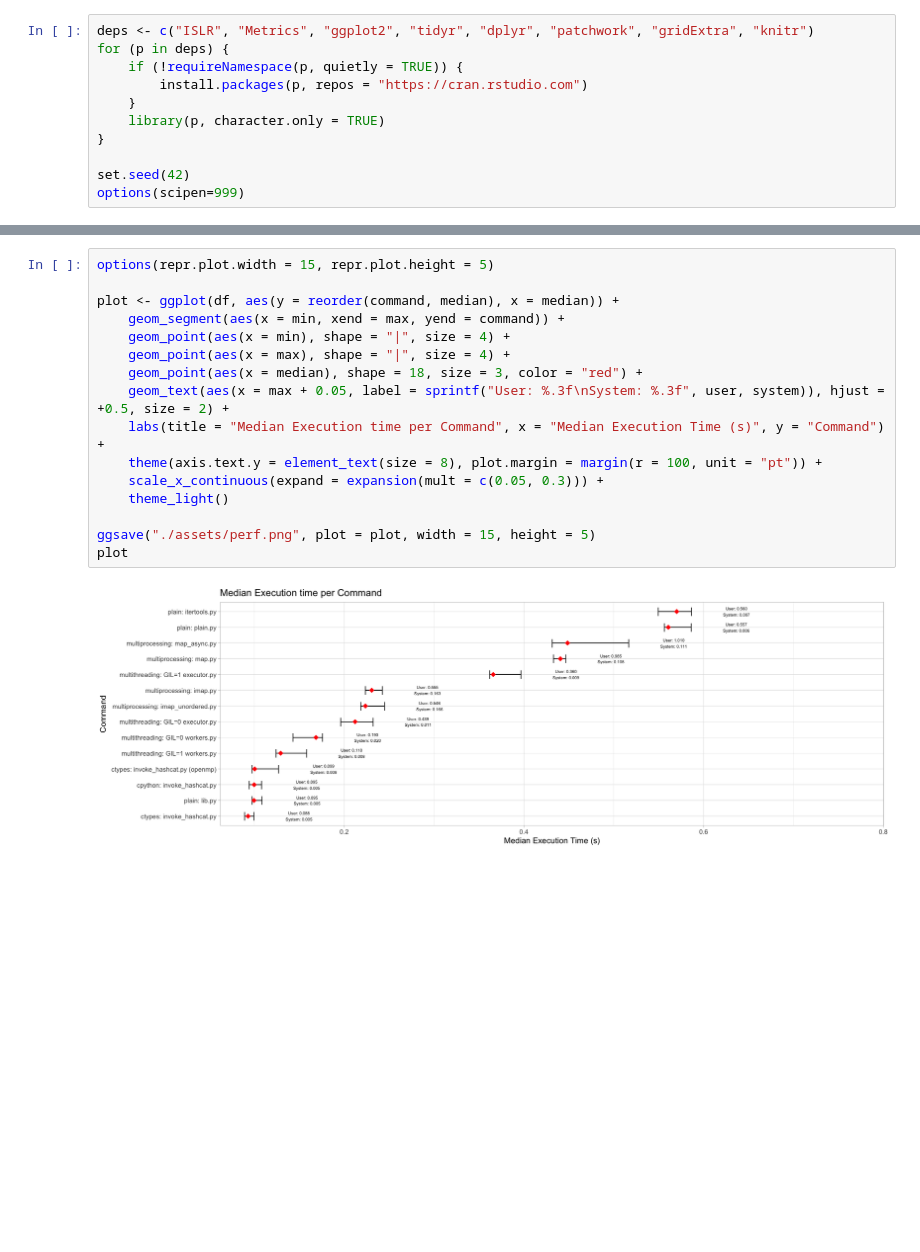
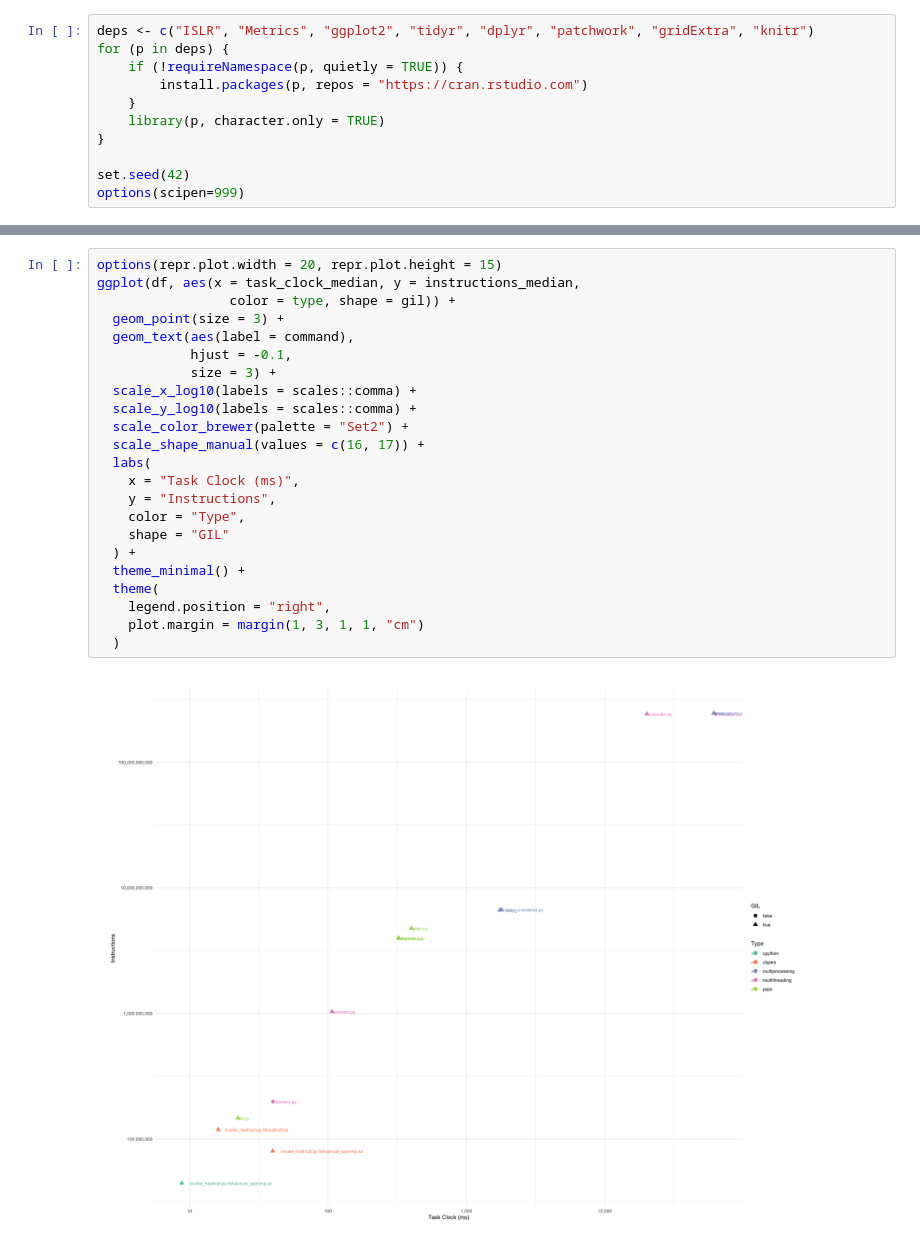
Before and after one commit to sueszli/nogil, a Jupyter notebook: docs/plots_v2.ipynb, the cells around one changed output, grey strips where cells are left out. Saved outputs shown, nothing was run; the diff lists cells and outputs as text; blank space fills up the shorter version.

```diff
--- a/docs/plots_v2.ipynb
+++ b/docs/plots_v2.ipynb
@@ -81,18 +156,25 @@ A data.frame: 6 × 10
-# %%
-options(repr.plot.width = 15, repr.plot.height = 5)
-
-plot <- ggplot(df, aes(y = reorder(command, median), x = median)) +
-    geom_segment(aes(x = min, xend = max, yend = command)) +
-    geom_point(aes(x = min), shape = "|", size = 4) +
-    geom_point(aes(x = max), shape = "|", size = 4) +
-    geom_point(aes(x = median), shape = 18, size = 3, color = "red") +
-    geom_text(aes(x = max + 0.05, label = sprintf("User: %.3f\nSystem: %.3f", user, system)), hjust = +0.5, size = 2) +
-    labs(title = "Median Execution time per Command", x = "Median Execution Time (s)", y = "Command") +
-    theme(axis.text.y = element_text(size = 8), plot.margin = margin(r = 100, unit = "pt")) +
-    scale_x_continuous(expand = expansion(mult = c(0.05, 0.3))) +
-    theme_light()
-
-ggsave("./assets/perf.png", plot = plot, width = 15, height = 5)
-plot
-# %% [output]
-[figure, removed]
+# %%
+options(repr.plot.width = 20, repr.plot.height = 15)
+ggplot(df, aes(x = task_clock_median, y = instructions_median,
+                 color = type, shape = gil)) +
+  geom_point(size = 3) +
+  geom_text(aes(label = command),
+            hjust = -0.1,
+            size = 3) +
+  scale_x_log10(labels = scales::comma) +
+  scale_y_log10(labels = scales::comma) +
+  scale_color_brewer(palette = "Set2") +
+  scale_shape_manual(values = c(16, 17)) +
+  labs(
+    x = "Task Clock (ms)",
+    y = "Instructions",
+    color = "Type",
+    shape = "GIL"
+  ) +
+  theme_minimal() +
+  theme(
+    legend.position = "right",
+    plot.margin = margin(1, 3, 1, 1, "cm")
+  )
+# %% [output]
+[figure, added]
```
Also changed, not shown: parts of 5 cells of this notebook, 2 other files.
